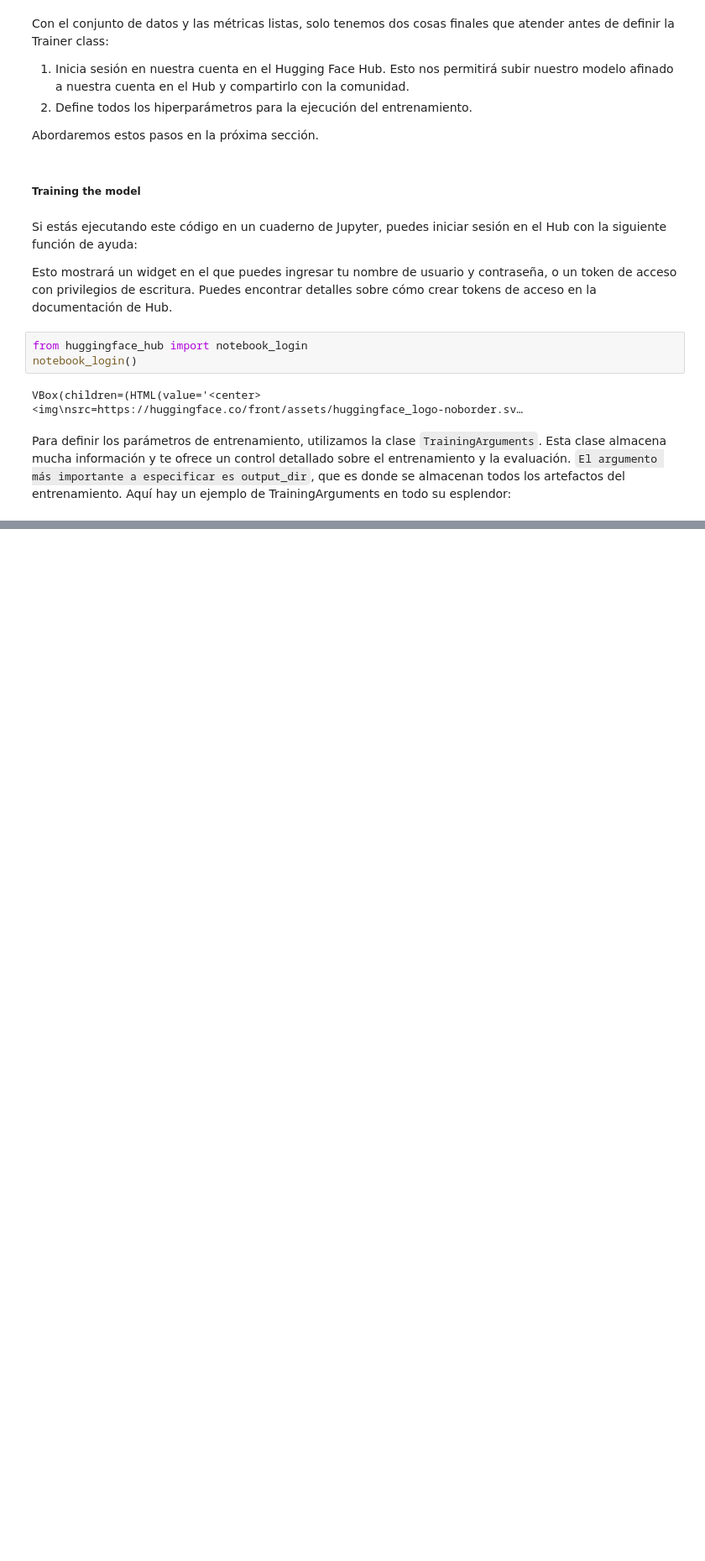
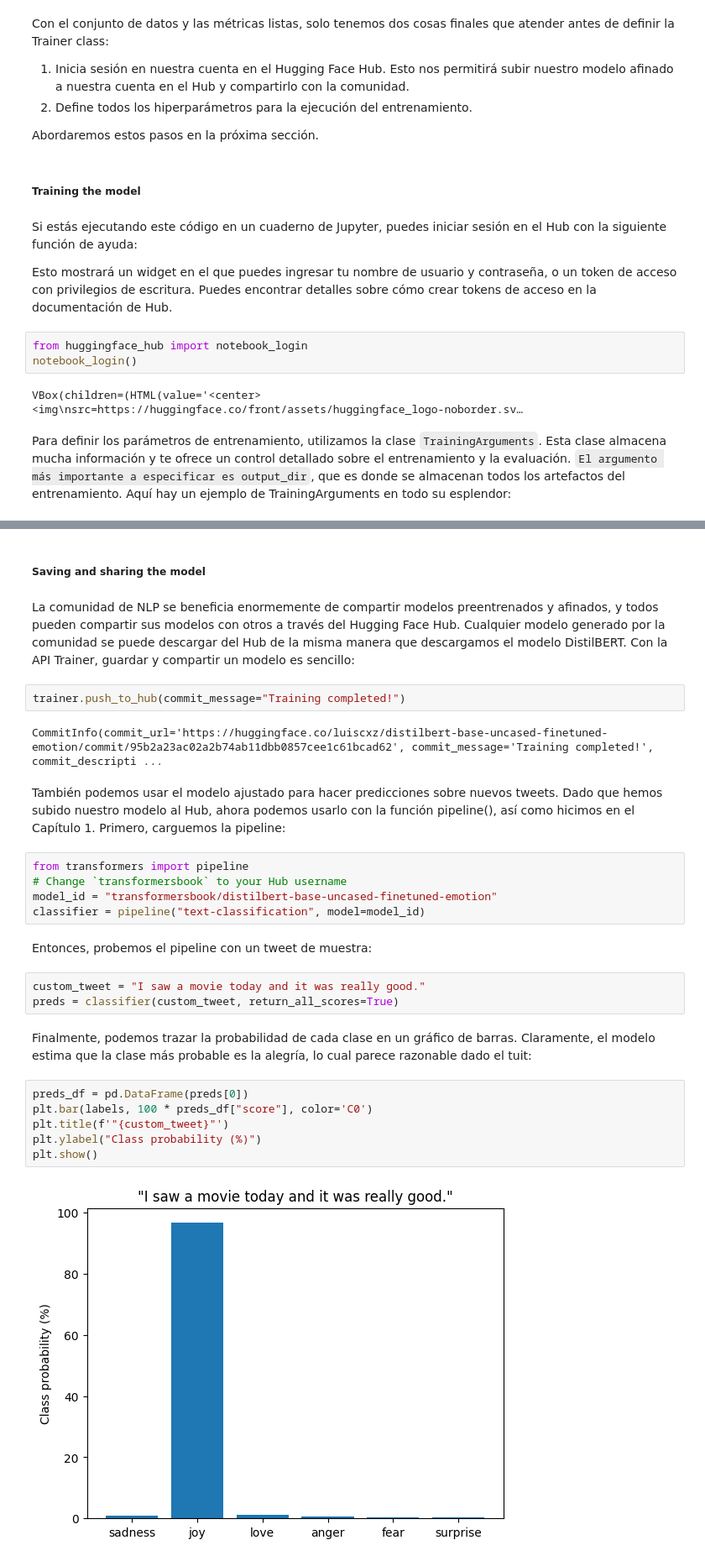
Before and after one commit to luiscxz/NLP, a Jupyter notebook: Cap2_Text Classification.ipynb, the cells around one changed output, grey strips where cells are left out. Shown at 84% size. Drawn from its saved outputs; the diff is of its cells as text; blank space fills up the shorter version.

```diff
--- a/Cap2_Text Classification.ipynb
+++ b/Cap2_Text Classification.ipynb
@@ -640,0 +753,30 @@ transformers.training_args
+# %% [markdown]
+##### Saving and sharing the model
+# %% [markdown]
+La comunidad de NLP se beneficia enormemente de compartir modelos preentrenados y afinados, y todos pueden compartir sus modelos con otros a través del Hugging Face Hub. Cualquier modelo generado por la comunidad se puede descargar del Hub de la misma manera que descargamos el modelo DistilBERT. Con la API Trainer, guardar y compartir un modelo es sencillo:
+# %%
+trainer.push_to_hub(commit_message="Training completed!")
+# %% [output]
+CommitInfo(commit_url='https://huggingface.co/luiscxz/distilbert-base-uncased-finetuned-emotion/commit/95b2a23ac02a2b74ab11dbb0857cee1c61bcad62', commit_message='Training completed!', commit_descripti ...
+# %% [markdown]
+También podemos usar el modelo ajustado para hacer predicciones sobre nuevos tweets. Dado que hemos subido nuestro modelo al Hub, ahora podemos usarlo con la función pipeline(), así como hicimos en el Capítulo 1. Primero, carguemos la pipeline:
+# %%
+from transformers import pipeline
+# Change `transformersbook` to your Hub username
+model_id = "transformersbook/distilbert-base-uncased-finetuned-emotion"
+classifier = pipeline("text-classification", model=model_id)
+# %% [markdown]
+Entonces, probemos el pipeline con un tweet de muestra:
+# %%
+custom_tweet = "I saw a movie today and it was really good."
+preds = classifier(custom_tweet, return_all_scores=True)
+# %% [markdown]
+Finalmente, podemos trazar la probabilidad de cada clase en un gráfico de barras. Claramente, el modelo estima que la clase más probable es la alegría, lo cual parece razonable dado el tuit:
+# %%
+preds_df = pd.DataFrame(preds[0])
+plt.bar(labels, 100 * preds_df["score"], color='C0')
+plt.title(f'"{custom_tweet}"')
+plt.ylabel("Class probability (%)")
+plt.show()
+# %% [output]
+[figure, added]
```
Also changed, not shown: parts of 32 cells of this notebook, 1 other file.
